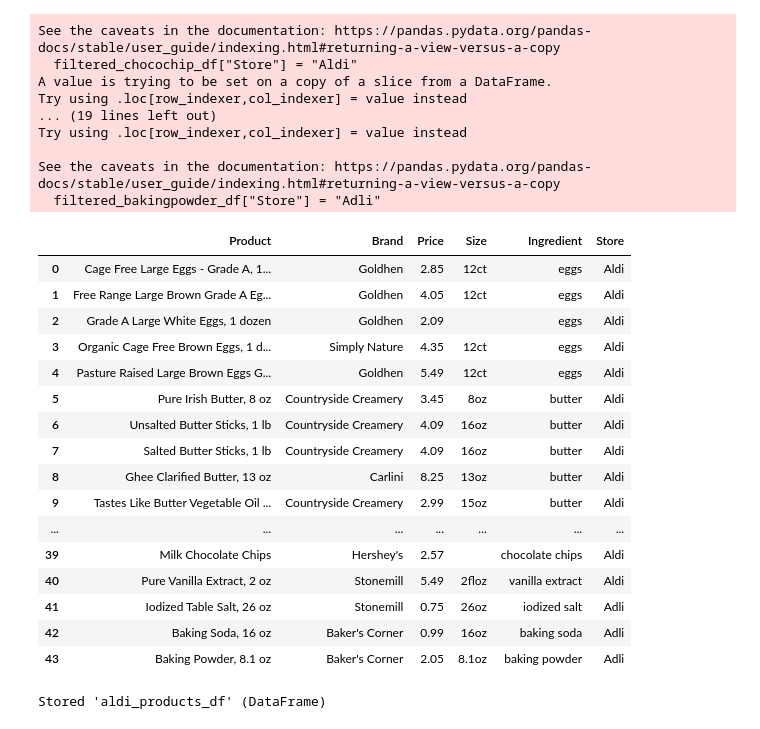
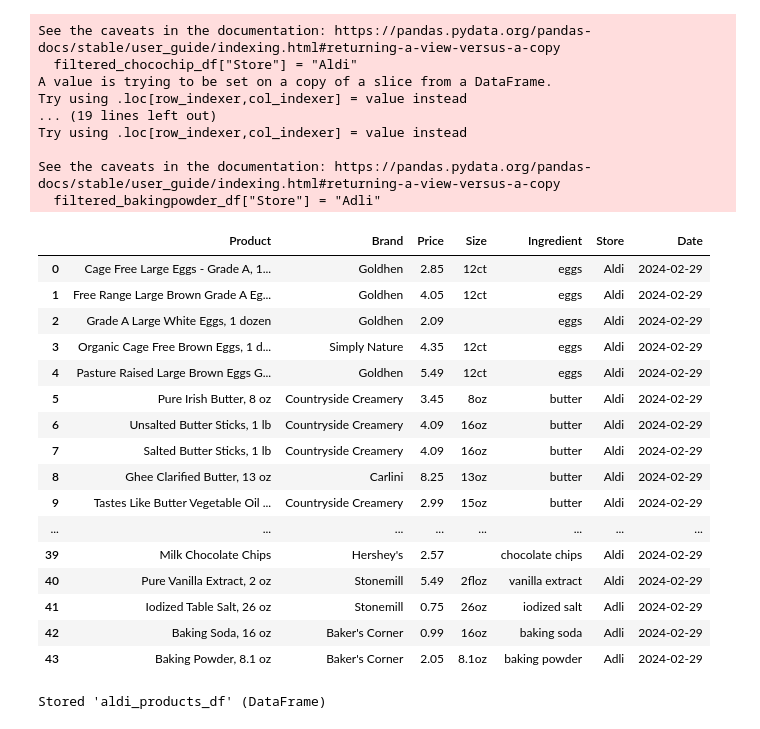
Before and after one commit to AprilHolmes7825/grocery_comparison_project, a Jupyter notebook: Code/aldi_web_scraping.ipynb, the cells around one changed output. Cells and saved outputs as stored; diff of their text form; code cells hidden in the pictures.

```diff
--- a/Code/aldi_web_scraping.ipynb
+++ b/Code/aldi_web_scraping.ipynb
@@ -675,27 +676,28 @@ See the caveats in the documentation: https://pandas.pydata.org/pandas-docs/stab
 # %%
 dataframes = [filtered_eggs_df, filtered_butter_df, filtered_flour_df, filtered_milk_df, filtered_sugar_df, filtered_chocochip_df, vanilla_df, salt_df, filtered_bakingsoda_df, filtered_bakingpowder_df]
 aldi_products_df = pd.concat(dataframes)
 aldi_products_df['Price'] = aldi_products_df['Price'].str.replace('$', '').astype(float)
 aldi_products_df.reset_index(drop=True, inplace=True)
+aldi_products_df["Date"] = datetime.now().strftime("%Y-%m-%d")
 aldi_products_df
 # %% [output]
-|  | Product | Brand | Price | Size | Ingredient | Store |
-| 0 | Cage Free Large Eggs - Grade A, 1... | Goldhen | 2.85 | 12ct | eggs | Aldi |
-| 1 | Free Range Large Brown Grade A Eg... | Goldhen | 4.05 | 12ct | eggs | Aldi |
-| 2 | Grade A Large White Eggs, 1 dozen | Goldhen | 2.09 |  | eggs | Aldi |
-| 3 | Organic Cage Free Brown Eggs, 1 d... | Simply Nature | 4.35 | 12ct | eggs | Aldi |
-| 4 | Pasture Raised Large Brown Eggs G... | Goldhen | 5.49 | 12ct | eggs | Aldi |
-| 5 | Pure Irish Butter, 8 oz | Countryside Creamery | 3.45 | 8oz | butter | Aldi |
-| 6 | Unsalted Butter Sticks, 1 lb | Countryside Creamery | 4.09 | 16oz | butter | Aldi |
-| 7 | Salted Butter Sticks, 1 lb | Countryside Creamery | 4.09 | 16oz | butter | Aldi |
-| 8 | Ghee Clarified Butter, 13 oz | Carlini | 8.25 | 13oz | butter | Aldi |
-| 9 | Tastes Like Butter Vegetable Oil ... | Countryside Creamery | 2.99 | 15oz | butter | Aldi |
-| ... | ... | ... | ... | ... | ... | ... |
-| 39 | Milk Chocolate Chips | Hershey's | 2.57 |  | chocolate chips | Aldi |
-| 40 | Pure Vanilla Extract, 2 oz | Stonemill | 5.49 | 2floz | vanilla extract | Aldi |
-| 41 | Iodized Table Salt, 26 oz | Stonemill | 0.75 | 26oz | iodized salt | Adli |
-| 42 | Baking Soda, 16 oz | Baker's Corner | 0.99 | 16oz | baking soda | Adli |
-| 43 | Baking Powder, 8.1 oz | Baker's Corner | 2.05 | 8.1oz | baking powder | Adli |
+|  | Product | Brand | Price | Size | Ingredient | Store | Date |
+| 0 | Cage Free Large Eggs - Grade A, 1... | Goldhen | 2.85 | 12ct | eggs | Aldi | 2024-02-29 |
+| 1 | Free Range Large Brown Grade A Eg... | Goldhen | 4.05 | 12ct | eggs | Aldi | 2024-02-29 |
+| 2 | Grade A Large White Eggs, 1 dozen | Goldhen | 2.09 |  | eggs | Aldi | 2024-02-29 |
+| 3 | Organic Cage Free Brown Eggs, 1 d... | Simply Nature | 4.35 | 12ct | eggs | Aldi | 2024-02-29 |
+| 4 | Pasture Raised Large Brown Eggs G... | Goldhen | 5.49 | 12ct | eggs | Aldi | 2024-02-29 |
+| 5 | Pure Irish Butter, 8 oz | Countryside Creamery | 3.45 | 8oz | butter | Aldi | 2024-02-29 |
+| 6 | Unsalted Butter Sticks, 1 lb | Countryside Creamery | 4.09 | 16oz | butter | Aldi | 2024-02-29 |
+| 7 | Salted Butter Sticks, 1 lb | Countryside Creamery | 4.09 | 16oz | butter | Aldi | 2024-02-29 |
+| 8 | Ghee Clarified Butter, 13 oz | Carlini | 8.25 | 13oz | butter | Aldi | 2024-02-29 |
+| 9 | Tastes Like Butter Vegetable Oil ... | Countryside Creamery | 2.99 | 15oz | butter | Aldi | 2024-02-29 |
+| ... | ... | ... | ... | ... | ... | ... | ... |
+| 39 | Milk Chocolate Chips | Hershey's | 2.57 |  | chocolate chips | Aldi | 2024-02-29 |
+| 40 | Pure Vanilla Extract, 2 oz | Stonemill | 5.49 | 2floz | vanilla extract | Aldi | 2024-02-29 |
+| 41 | Iodized Table Salt, 26 oz | Stonemill | 0.75 | 26oz | iodized salt | Adli | 2024-02-29 |
+| 42 | Baking Soda, 16 oz | Baker's Corner | 0.99 | 16oz | baking soda | Adli | 2024-02-29 |
+| 43 | Baking Powder, 8.1 oz | Baker's Corner | 2.05 | 8.1oz | baking powder | Adli | 2024-02-29 |
 # %%
 aldi_products_df.to_csv("aldi_data")
 # %%
```
Also changed, not shown: parts of 1 cell of this notebook, 1 other file.
